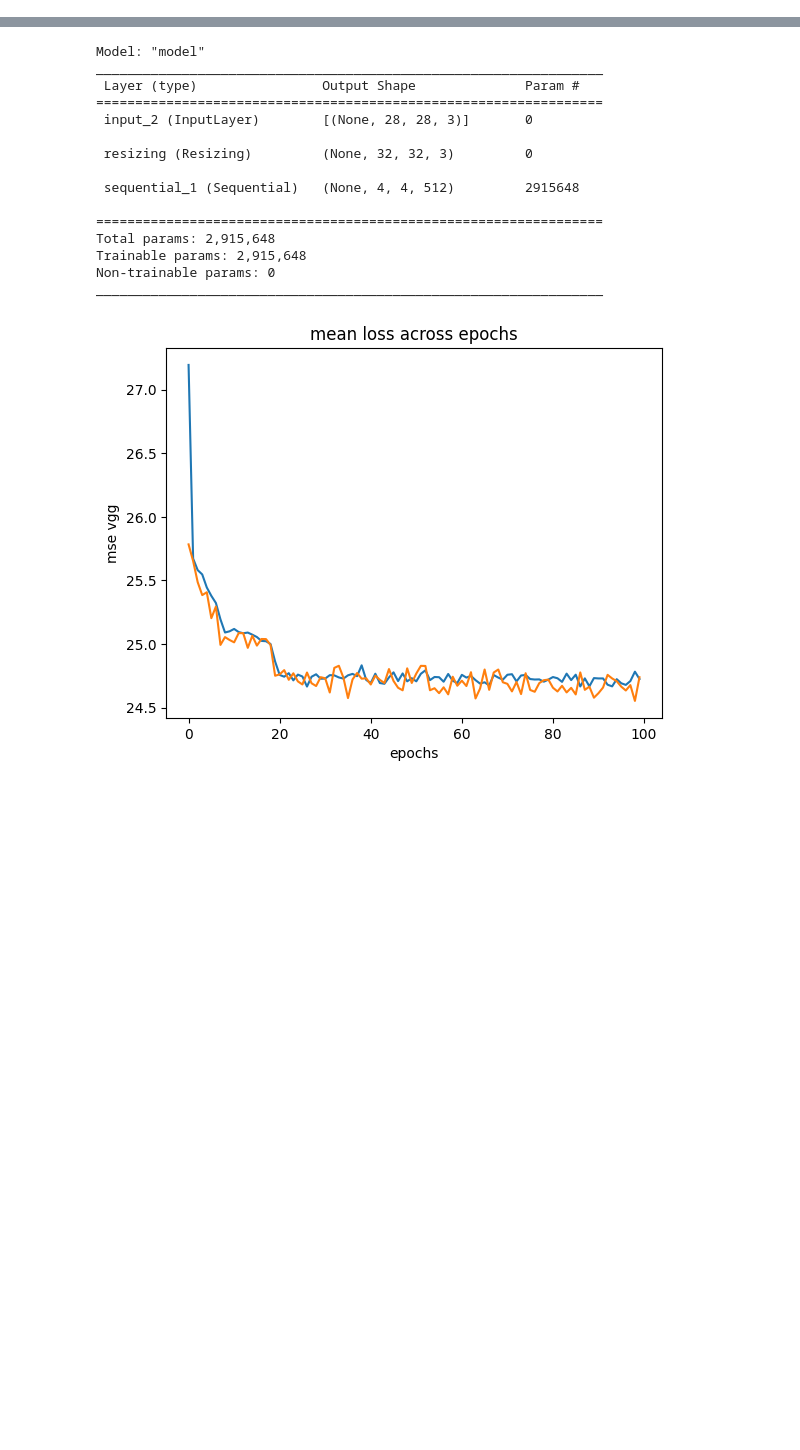
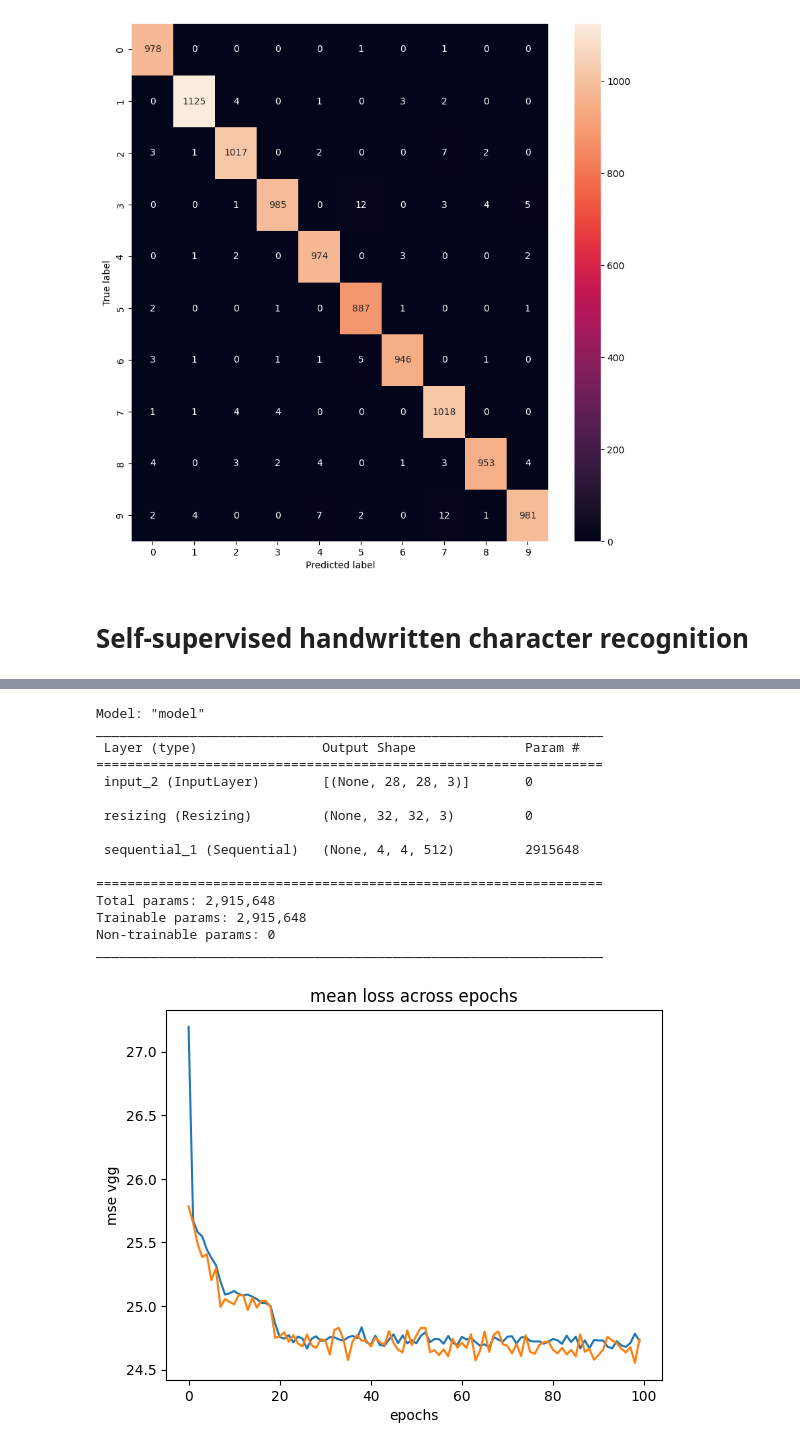
Before and after one commit to Lisa-dk/self-supervised-mnist, a Jupyter notebook: HTR_mwe.ipynb, the cells around one changed output, grey strips where cells are left out. Saved outputs shown, nothing was run; the diff lists cells and outputs as text; code cells hidden in the pictures; blank space fills up the shorter version.

```diff
--- a/HTR_mwe.ipynb
+++ b/HTR_mwe.ipynb
@@ -51,0 +143,18 @@ def make_htr_model():
+# %%
+y_pred = super_htr_model.predict(x_test)
+
+y_pred = np.argmax(y_pred, axis = 1)
+y_true = np.argmax(y_test, axis = 1)
+
+accuracy = accuracy_score(y_true, y_pred)
+conf_mat = confusion_matrix(y_true, y_pred)
+
+print("Test accuracy:", accuracy)
+
+fig = plt.figure(figsize=(10, 10))
+sns.heatmap(conf_mat, annot=True, fmt='g')
+plt.ylabel("True label")
+plt.xlabel("Predicted label")
+plt.savefig('super_hcr_confmat.png')
+plt.show()
+# %% [output]
@@ -52,3 +163,6 @@ def make_htr_model():
+[figure, added]
+# %% [markdown]
+# Self-supervised handwritten character recognition
 # %%
 htr_model = make_htr_model()
 mnist_gen = tf.keras.models.load_model("mnist_gan.keras")
```
Also changed, not shown: parts of 10 cells of this notebook, 3 other files.
